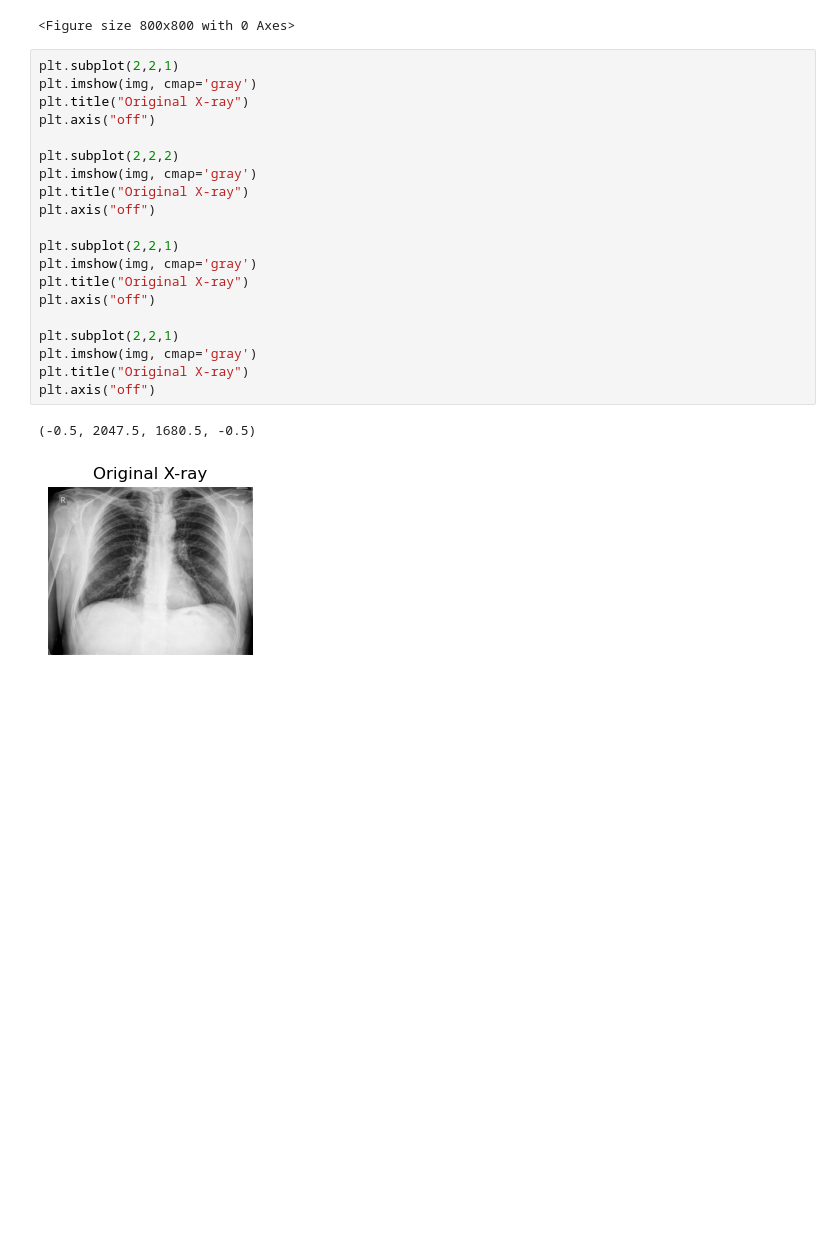
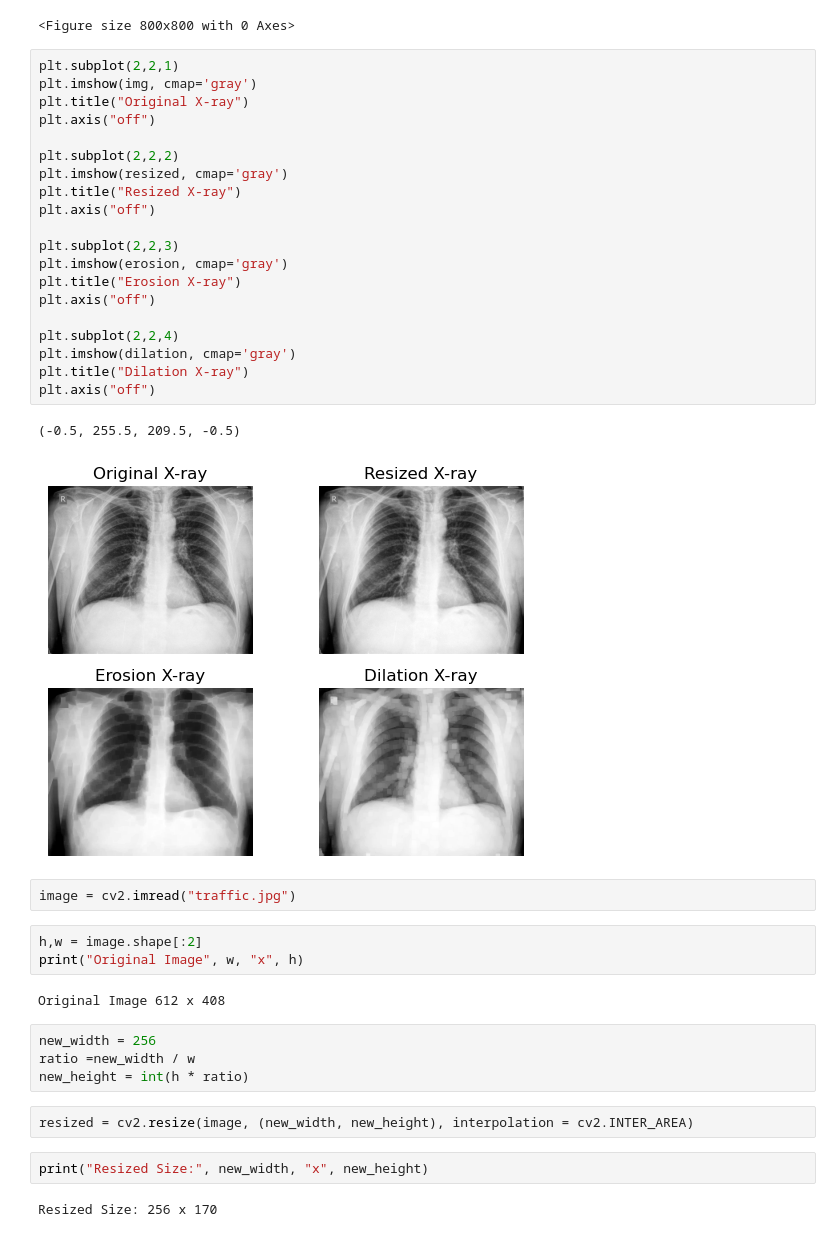
Before and after one commit to aaditya-pdgupta/Python_Course, a Jupyter notebook: Morphological_Operations.ipynb, the cells around one changed output. Cells and saved outputs as stored; diff of their text form; blank space fills up the shorter version.

```diff
--- a/Morphological_Operations.ipynb
+++ b/Morphological_Operations.ipynb
@@ -86,23 +86,40 @@ plt.figure(figsize=(8,8))
 # %%
 plt.subplot(2,2,1)
 plt.imshow(img, cmap='gray')
 plt.title("Original X-ray")
 plt.axis("off")
 
 plt.subplot(2,2,2)
-plt.imshow(img, cmap='gray')
-plt.title("Original X-ray")
+plt.imshow(resized, cmap='gray')
+plt.title("Resized X-ray")
 plt.axis("off")
 
-plt.subplot(2,2,1)
-plt.imshow(img, cmap='gray')
-plt.title("Original X-ray")
+plt.subplot(2,2,3)
+plt.imshow(erosion, cmap='gray')
+plt.title("Erosion X-ray")
 plt.axis("off")
 
-plt.subplot(2,2,1)
-plt.imshow(img, cmap='gray')
-plt.title("Original X-ray")
+plt.subplot(2,2,4)
+plt.imshow(dilation, cmap='gray')
+plt.title("Dilation X-ray")
 plt.axis("off")
 # %% [output]
-(-0.5, 2047.5, 1680.5, -0.5)
+(-0.5, 255.5, 209.5, -0.5)
-[figure, old version]
+[figure, new version]
+# %%
+image = cv2.imread("traffic.jpg")
+# %%
+h,w = image.shape[:2]
+print("Original Image", w, "x", h)
+# %% [output]
+Original Image 612 x 408
+# %%
+new_width = 256
+ratio =new_width / w
+new_height = int(h * ratio)
+# %%
+resized = cv2.resize(image, (new_width, new_height), interpolation = cv2.INTER_AREA)
+# %%
+print("Resized Size:", new_width, "x", new_height)
+# %% [output]
+Resized Size: 256 x 170
```
Also changed, not shown: parts of 6 cells of this notebook, 1 other file.
